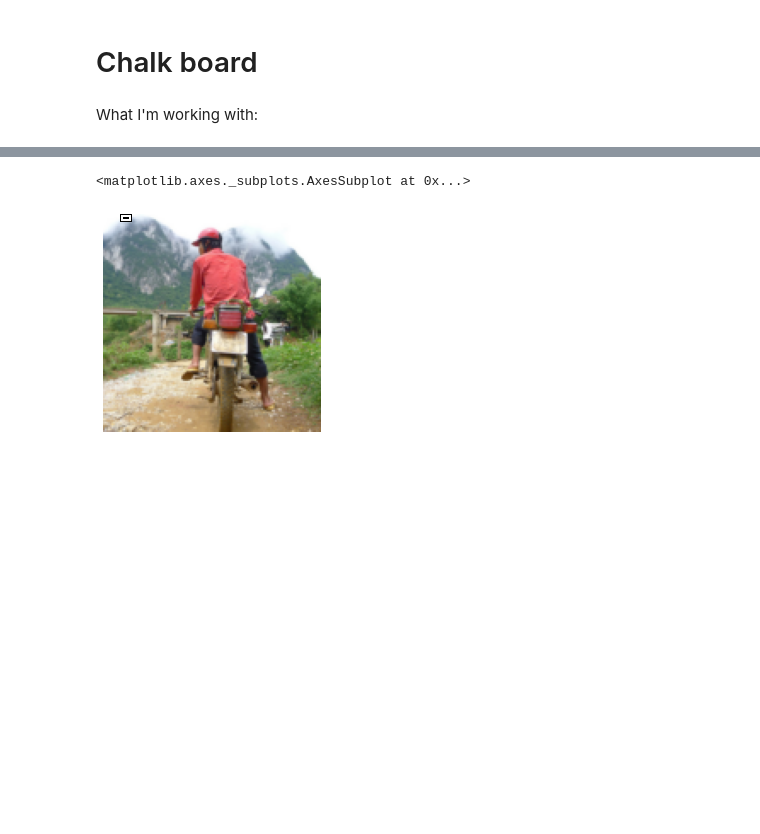
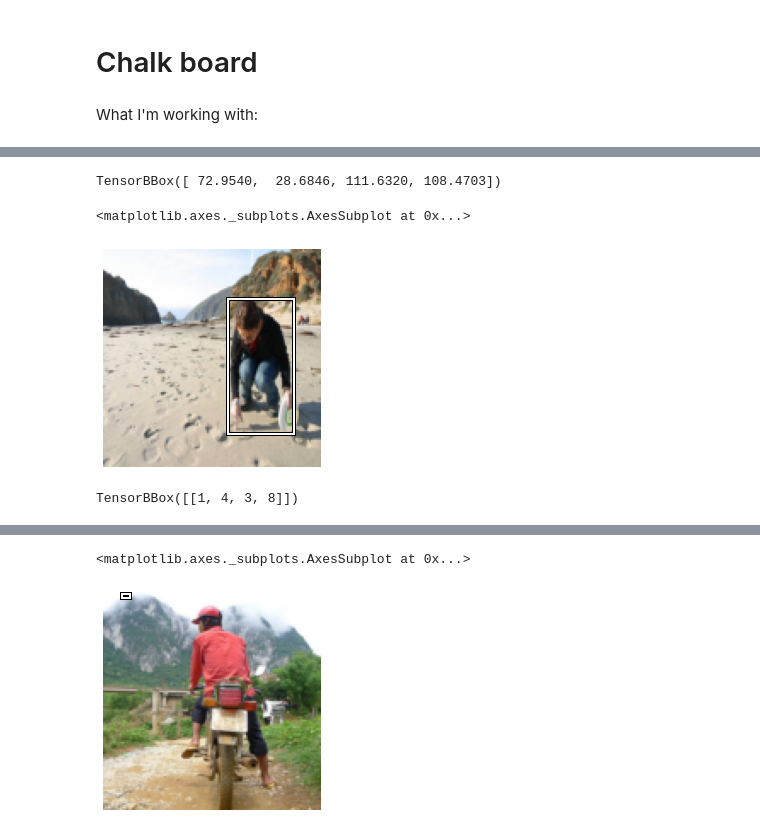
Before and after one commit to mccallion/rory, a Jupyter notebook: _20200820_bboxes_pt2_single_img_cls.ipynb, the cells around one changed output, grey strips where cells are left out. Drawn from its saved outputs; the diff is of its cells as text; code cells hidden in the pictures; blank space fills up the shorter version.

```diff
--- a/_20200820_bboxes_pt2_single_img_cls.ipynb
+++ b/_20200820_bboxes_pt2_single_img_cls.ipynb
@@ -234,13 +245,0 @@ Note: `ibbl` doesn't use a LabeledBBox. I think it should.
-# %%
-fname = 'train2017/000000391895.jpg'
-im = PILImage.create(path/fname)
-lrg = dfd['lrg'][fname]
-bb = TensorBBox([lrg[0]])
-bb_lbl = LabeledBBox(bbox, [lrg[1]])
-
-print(im)
-print(lrg)
-print(bb)
-print(bb_lbl)
-ctx = im.show(); bb.show(ctx=ctx) # 1st show
-cty = im.show(); bb_lbl.show(ctx=cty) # 2nd show
@@ -264,0 +282,14 @@ imr.show()
+# %%
+s = 128
+w,h = im.size
+sw,sh = s/w, s/h
+bbr = TensorBBox([sw*bb[0][0],
+                  sh*bb[0][1],
+                  sw*bb[0][2],
+                  sh*bb[0][3]])
+print(bbr)
+ctx = imr.show(); bbr.show(ctx=ctx)
+# %% [output]
+TensorBBox([ 72.9540,  28.6846, 111.6320, 108.4703])
+<matplotlib.axes._subplots.AxesSubplot at 0x...>
+[figure, added]
@@ -264,0 +298,12 @@ imr.show()
+# %%
+l = tensor(1,2,3)
+m = tensor([2],[2],[2])
+n = tensor(2,2,2)
+nn = tensor(1,2,3)
+l*m
+l*nn
+
+bbx = TensorBBox([[1,2,3,4]])
+bbx * tensor(1,2,1,2)
+# %% [output]
+TensorBBox([[1, 4, 3, 8]])
```
Also changed, not shown: parts of 28 cells of this notebook.
